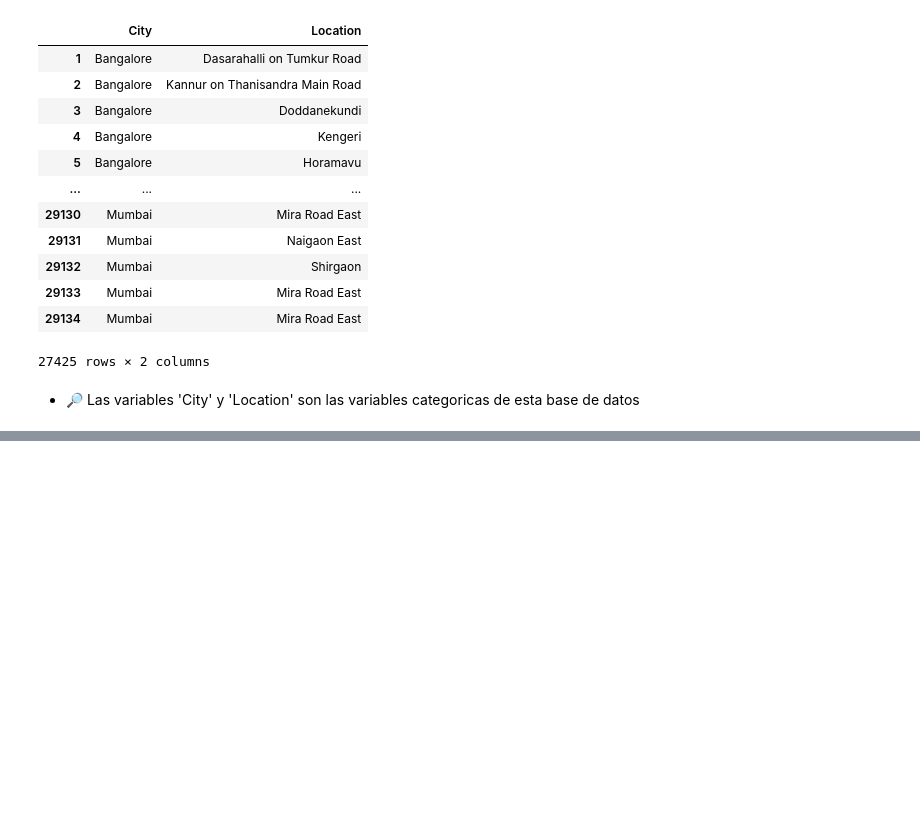
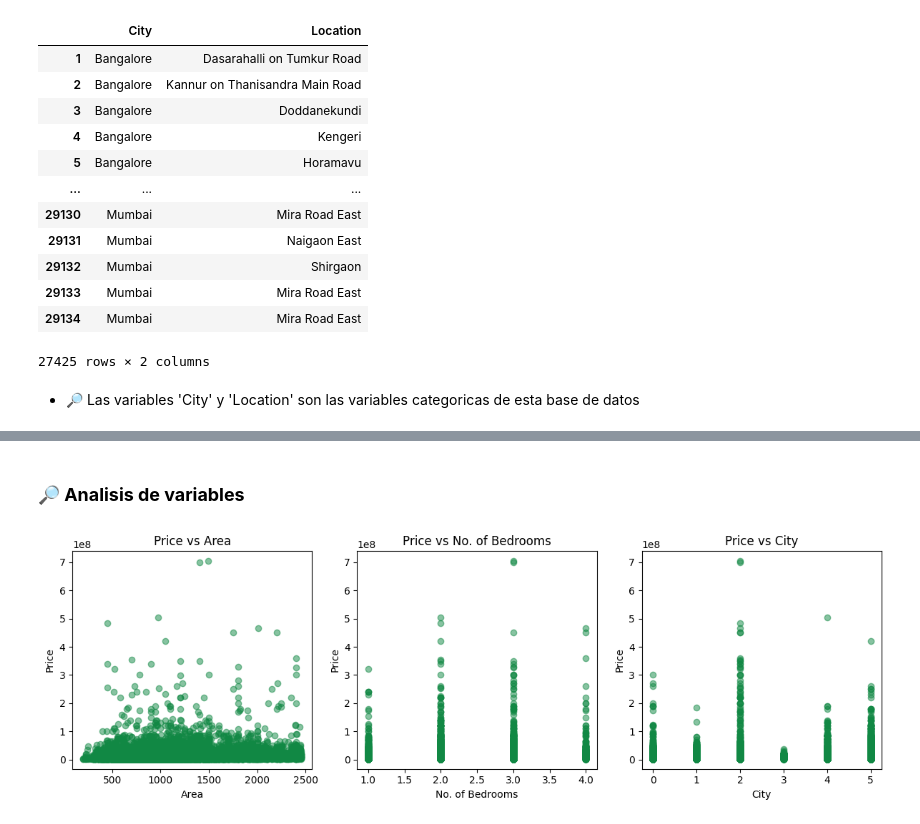
Before and after one commit to C0SS10/AI4ENG-II, a Jupyter notebook: House-Price-Predict.ipynb, the cells around one changed output, grey strips where cells are left out. Saved outputs shown, nothing was run; the diff lists cells and outputs as text; code cells hidden in the pictures; blank space fills up the shorter version.

```diff
--- a/House-Price-Predict.ipynb
+++ b/House-Price-Predict.ipynb
@@ -320,0 +333,3 @@ data_sin_atipicos_copy[data_sin_atipicos_copy['City'] == "Delhi"].head()
+# %%
+dataframe_onehot = data_sin_atipicos_copy.copy()
+dataframe_onehot.info()
@@ -320,0 +354,28 @@ data_sin_atipicos_copy[data_sin_atipicos_copy['City'] == "Delhi"].head()
+# %% [markdown]
+### **🔎 Analisis de variables**
+# %%
+# Gráficos de dispersión
+plt.figure(figsize=(12, 4))
+
+plt.subplot(1, 3, 1)
+plt.scatter(dataframe_onehot['Area'], dataframe_onehot['Price'], alpha=0.5, color='#184')
+plt.title('Price vs Area')
+plt.xlabel('Area')
+plt.ylabel('Price')
+
+plt.subplot(1, 3, 2)
+plt.scatter(dataframe_onehot['No. of Bedrooms'], dataframe_onehot['Price'], alpha=0.5, color='#184')
+plt.title('Price vs No. of Bedrooms')
+plt.xlabel('No. of Bedrooms')
+plt.ylabel('Price')
+
+plt.subplot(1, 3, 3)
+plt.scatter(dataframe_onehot['City'], dataframe_onehot['Price'], alpha=0.5, color='#184')
+plt.title('Price vs City')
+plt.xlabel('City')
+plt.ylabel('Price')
+
+plt.tight_layout()
+plt.show()
+# %% [output]
+[figure, added]
```
Also changed, not shown: parts of 9 cells of this notebook.
